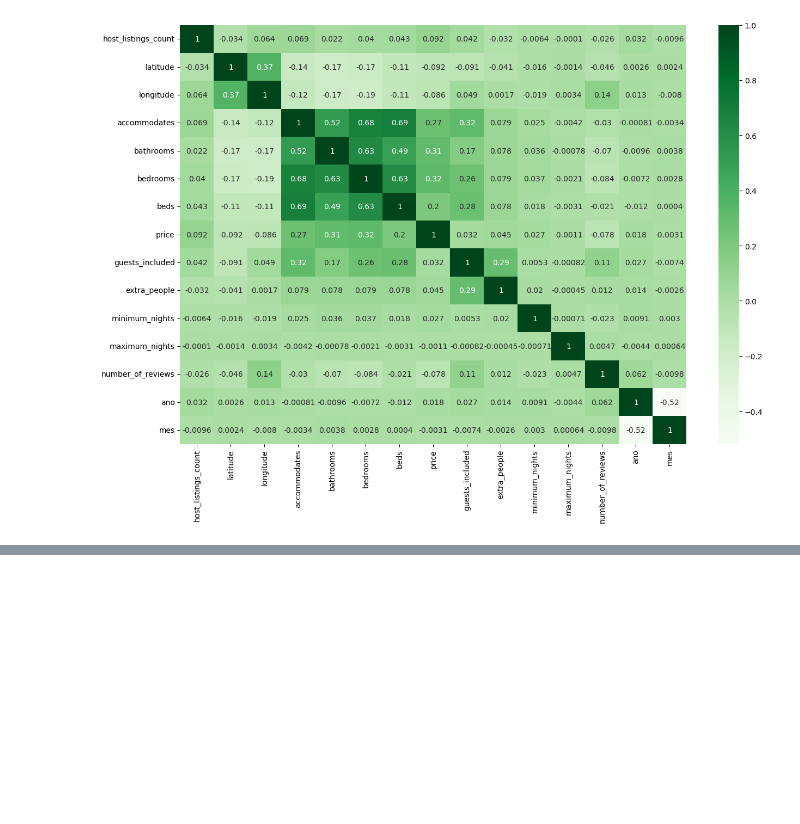
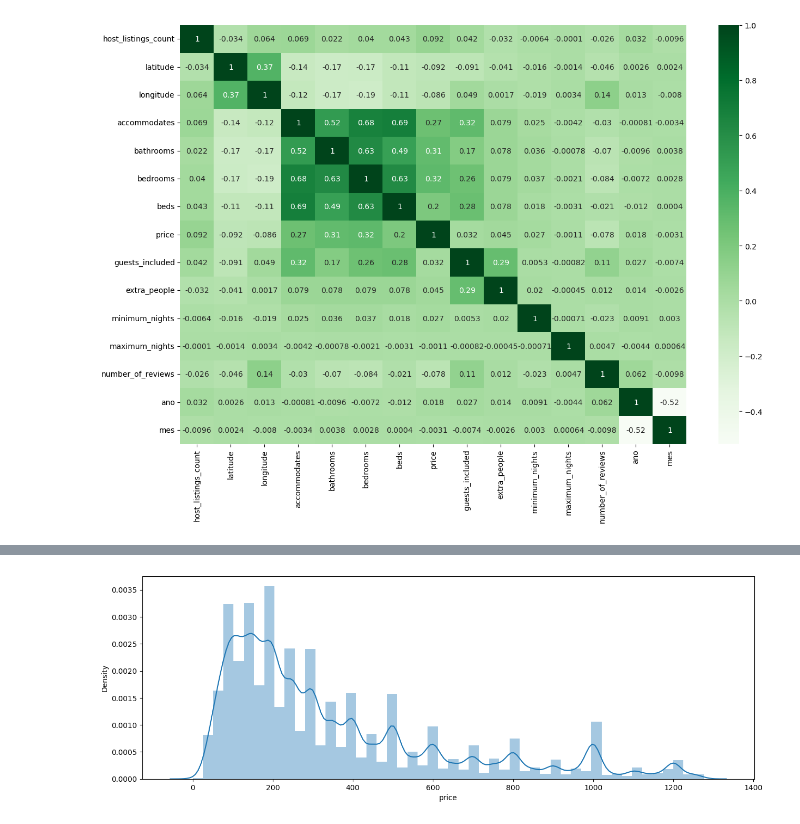
Before and after one commit to DiegoMonutti/projeto-3-hashtag-ciencia-de-dados, a Jupyter notebook: ciencia-de-dados-airbnb.ipynb, the cells around one changed output, grey strips where cells are left out. Cells and saved outputs as stored; diff of their text form; code cells hidden in the pictures; blank space fills up the shorter version.

```diff
--- a/ciencia-de-dados-airbnb.ipynb
+++ b/ciencia-de-dados-airbnb.ipynb
@@ -185,0 +205,4 @@ def histograma(coluna):
+# %%
+histograma(base_airbnb_df['price'])
+# %% [output]
+[figure, added]
```
Also changed, not shown: parts of 24 cells of this notebook.
